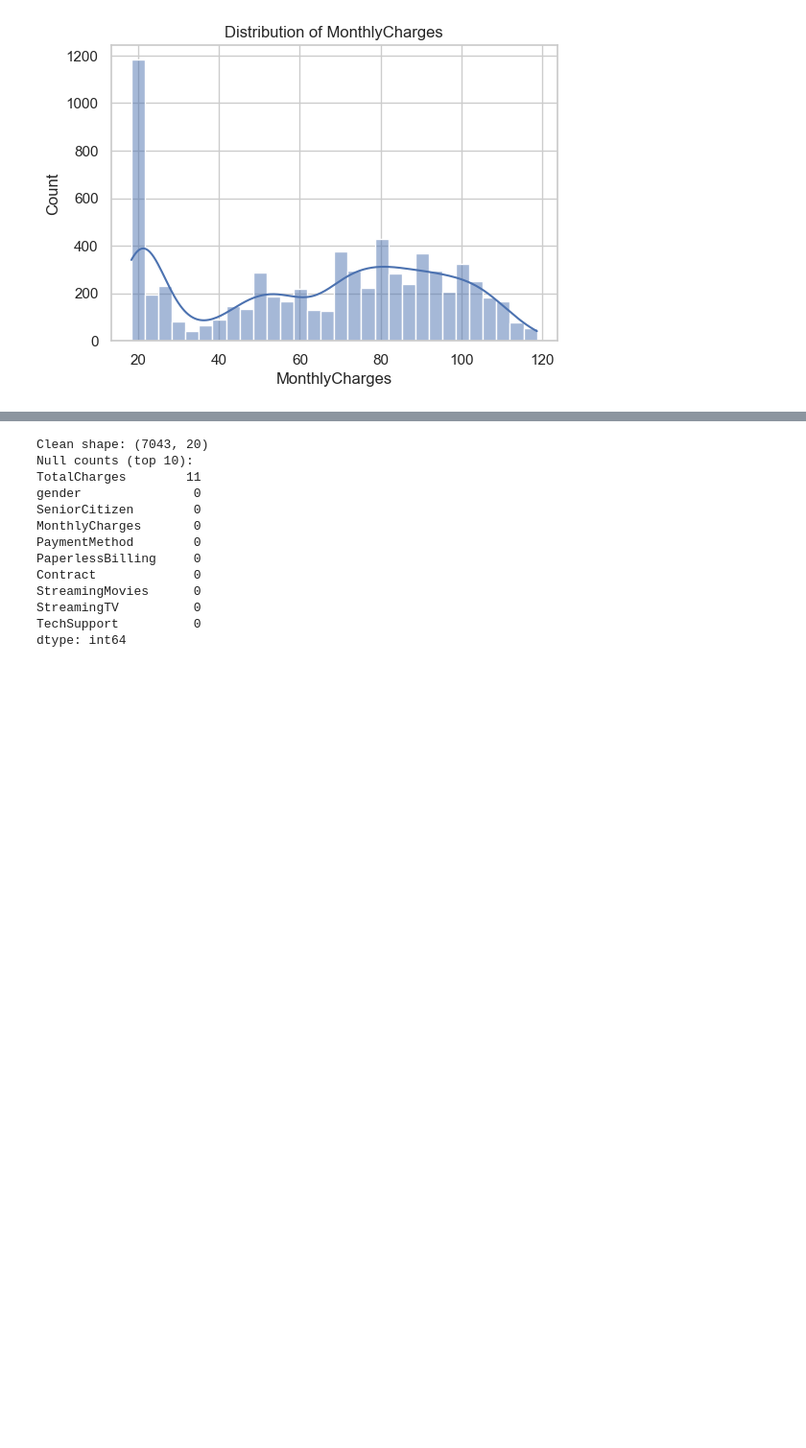
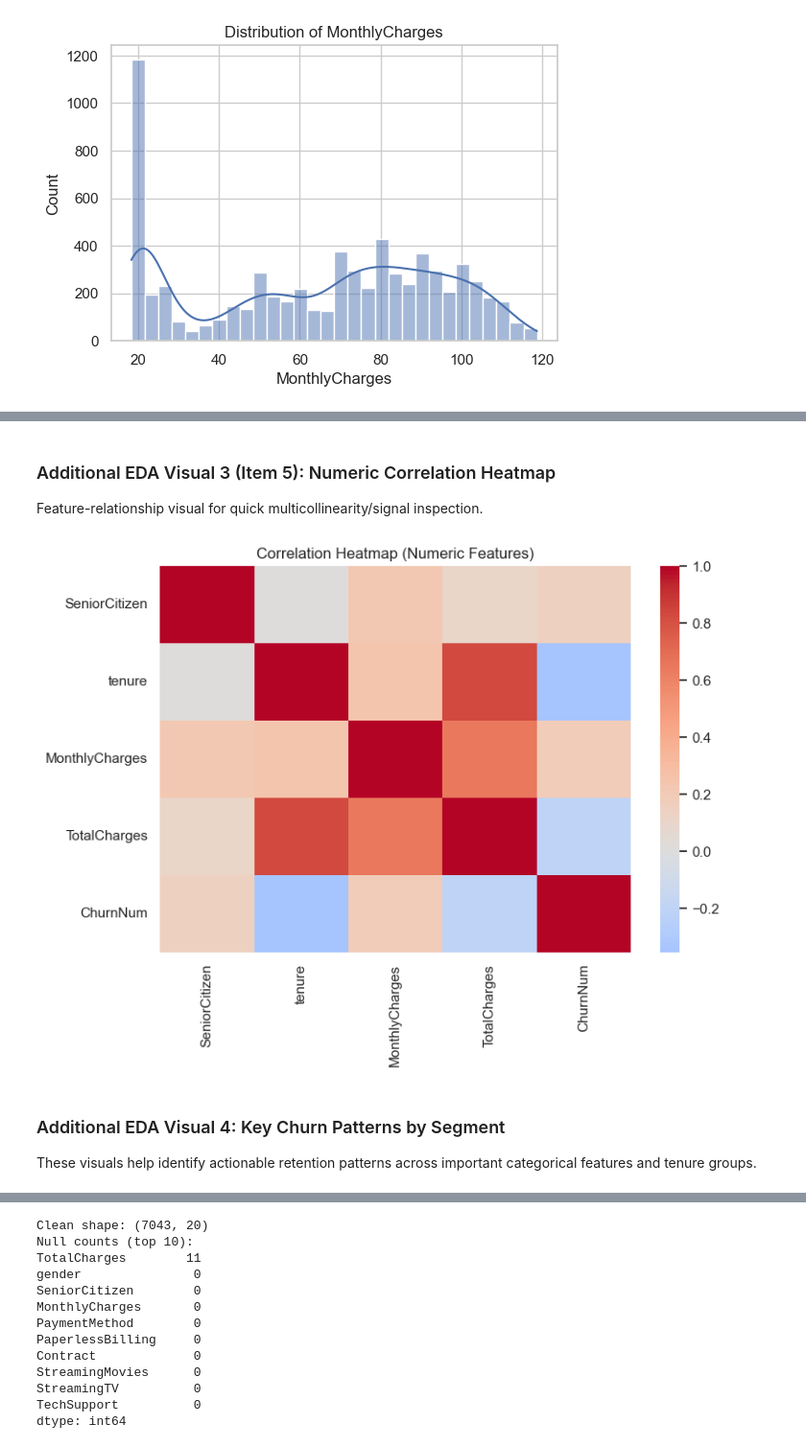
Before and after one commit to liqiangchen0606-rgb/Predictive, a Jupyter notebook: MSIN0097_Individual.ipynb, the cells around one changed output, grey strips where cells are left out. Shown at 96% size. Saved outputs shown, nothing was run; the diff lists cells and outputs as text; code cells hidden in the pictures; blank space fills up the shorter version.

```diff
--- a/MSIN0097_Individual.ipynb
+++ b/MSIN0097_Individual.ipynb
@@ -127,0 +228,28 @@ for col in numeric_cols_preview:
+# %% [markdown]
+### Additional EDA Visual 3 (Item 5): Numeric Correlation Heatmap
+Feature-relationship visual for quick multicollinearity/signal inspection.
+# %%
+# Cell 10: Plot numeric correlation heatmap for feature relationships
+
+# Visual 3 (from item 5): correlation heatmap for numeric features
+numeric_df = df_raw.copy()
+if 'TotalCharges' in numeric_df.columns:
+    numeric_df['TotalCharges'] = pd.to_numeric(numeric_df['TotalCharges'].astype(str).str.strip(), errors='coerce')
+if 'Churn' in numeric_df.columns:
+    numeric_df['ChurnNum'] = numeric_df['Churn'].astype(str).str.strip().str.lower().map({'yes':1,'no':0})
+
+num_cols = numeric_df.select_dtypes(include=[np.number]).columns.tolist()
+if len(num_cols) >= 2:
+    corr = numeric_df[num_cols].corr(numeric_only=True)
+    plt.figure(figsize=(8, 6))
+    sns.heatmap(corr, cmap='coolwarm', center=0, annot=False)
+    plt.title('Correlation Heatmap (Numeric Features)')
+    plt.tight_layout()
+    plt.show()
+else:
+    print('Not enough numeric columns for correlation heatmap.')
+# %% [output]
+[figure, added]
+# %% [markdown]
+### Additional EDA Visual 4: Key Churn Patterns by Segment
+These visuals help identify actionable retention patterns across important categorical features and tenure groups.
```
Also changed, not shown: parts of 36 cells of this notebook, 24 other files.
